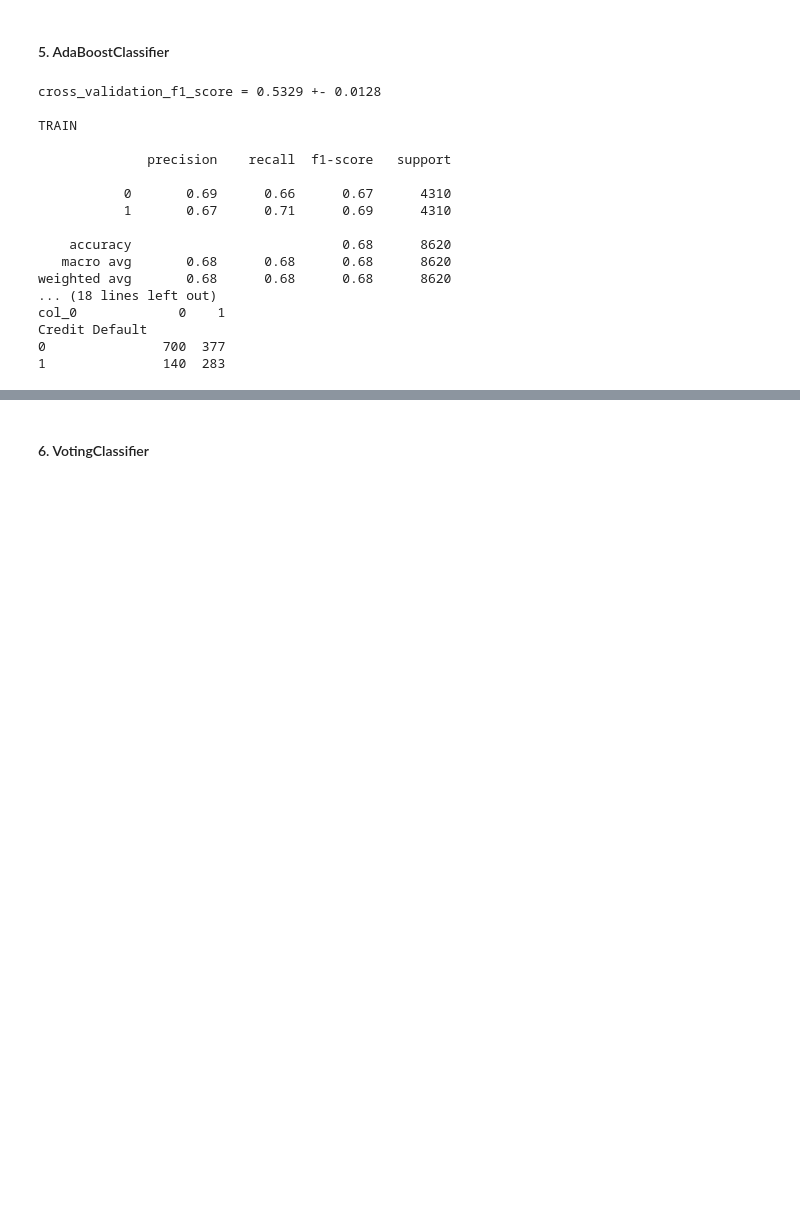
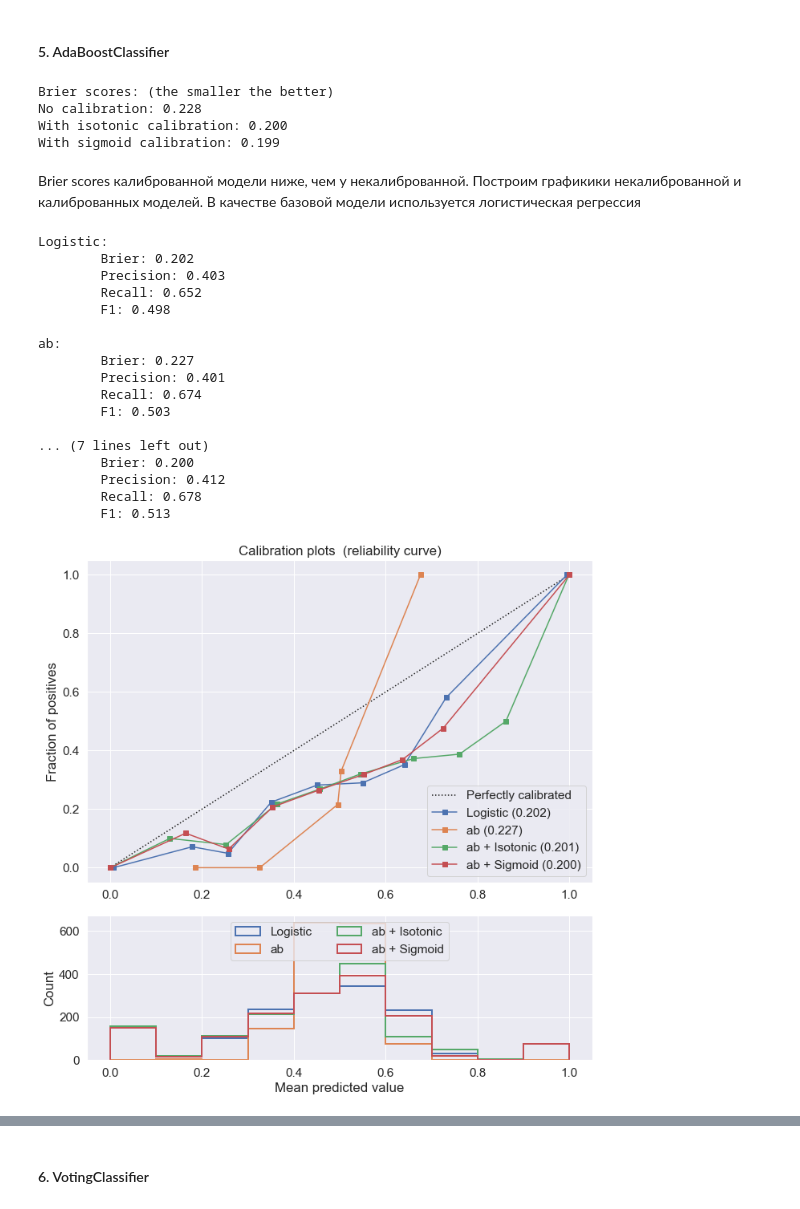
Before and after one commit to Yanina-Kutovaya/portfolio, a Jupyter notebook: Credit_default_forecast.ipynb, the cells around one changed output, grey strips where cells are left out. Cells and saved outputs as stored; diff of their text form; code cells hidden in the pictures; blank space fills up the shorter version.

```diff
--- a/Credit_default_forecast.ipynb
+++ b/Credit_default_forecast.ipynb
@@ -1499,29 +1644,33 @@ model_ab = AdaBoostClassifier(n_estimators=50,
                               learning_rate = 0.65
                              )
 model_ab.fit(X_train_ros[SELECTED_FEATURE_NAMES], y_train_ros)
-
-y_train_pred = model_ab.predict(X_train_ros[SELECTED_FEATURE_NAMES])
-y_test_pred = model_ab.predict(X_test[SELECTED_FEATURE_NAMES])
-
-cv_f1_score(model_ab)
-get_classification_report(y_train_ros, y_train_pred, y_test, y_test_pred)
-
-#cross_validation_f1_score = 0.5329 +- 0.0128
+choose_calibration(model_ab)
 # %% [output]
-cross_validation_f1_score = 0.5329 +- 0.0128
-
-TRAIN
-
-              precision    recall  f1-score   support
-
-           0       0.69      0.66      0.67      4310
-           1       0.67      0.71      0.69      4310
-
-    accuracy                           0.68      8620
-   macro avg       0.68      0.68      0.68      8620
-weighted avg       0.68      0.68      0.68      8620
-... (18 lines left out)
-col_0             0    1
-Credit Default
-0               700  377
-1               140  283
+Brier scores: (the smaller the better)
+No calibration: 0.228
+With isotonic calibration: 0.200
+With sigmoid calibration: 0.199
+# %% [markdown]
+Brier scores калиброванной модели ниже, чем у некалиброванной. Построим графикики некалиброванной и калиброванных моделей. В качестве базовой модели используется логистическая регрессия
+# %%
+plot_calibration_curve(model_ab, "ab", 1)
+plt.show()
+# %% [output]
+Logistic:
+        Brier: 0.202
+        Precision: 0.403
+        Recall: 0.652
+        F1: 0.498
+
+ab:
+        Brier: 0.227
+        Precision: 0.401
+        Recall: 0.674
+        F1: 0.503
+
+... (7 lines left out)
+        Brier: 0.200
+        Precision: 0.412
+        Recall: 0.678
+        F1: 0.513
+[figure, added]
```
Also changed, not shown: parts of 32 cells of this notebook.
